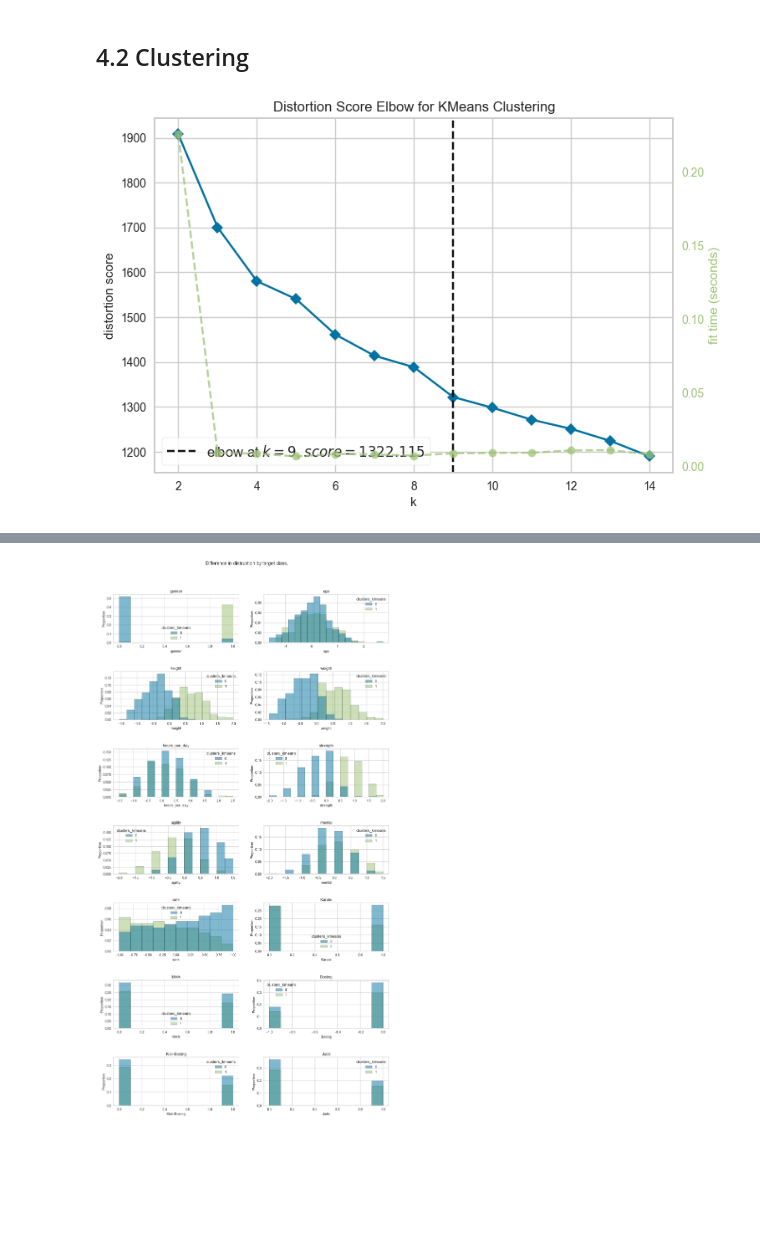
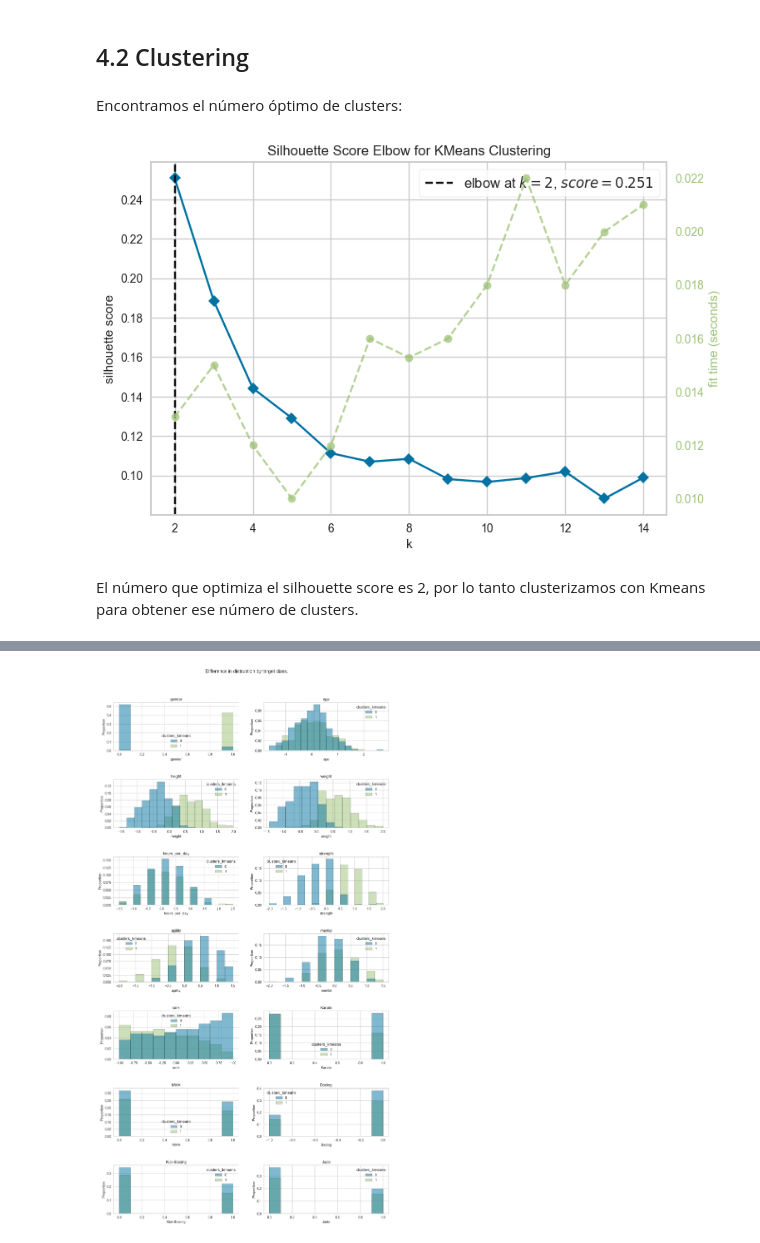
Before and after one commit to MiguelLopezVirues/Clustering_Labs, a Jupyter notebook: laboratorio/laboratorio-clustering.ipynb, the cells around one changed output, grey strips where cells are left out. Cells and saved outputs as stored; diff of their text form; code cells hidden in the pictures; blank space fills up the shorter version.

```diff
--- a/laboratorio/laboratorio-clustering.ipynb
+++ b/laboratorio/laboratorio-clustering.ipynb
@@ -410,14 +410,18 @@ X_scaled
 500 rows × 14 columns
 # %% [markdown]
 ## 4.2 Clustering
+# %% [markdown]
+Encontramos el número óptimo de clusters:
 # %%
 # instanciamos la clase de clustering
 modelos = sc.Clustering(X_scaled)
 
 # sacamos el número de clusters óptimos para hacer el Kmeans
-modelos.sacar_clusters_kmeans(metric="distortion")
+modelos.sacar_clusters_kmeans(metric="silhouette")
 # %% [output]
-[figure, old version]
+[figure, new version]
+# %% [markdown]
+El número que optimiza el silhouette score es 2, por lo tanto clusterizamos con Kmeans para obtener ese número de clusters.
 # %%
 wrestling_dummy_kmeans, labels = modelos.modelo_kmeans(X_scaled, num_clusters=2)
 wrestling_dummy_kmeans.head(5)
```
Also changed, not shown: parts of 5 cells of this notebook.
